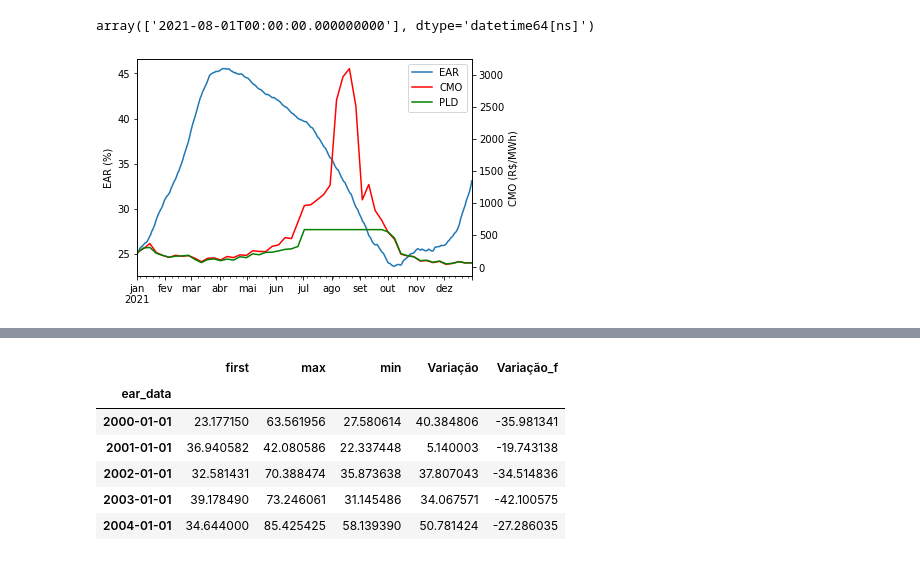
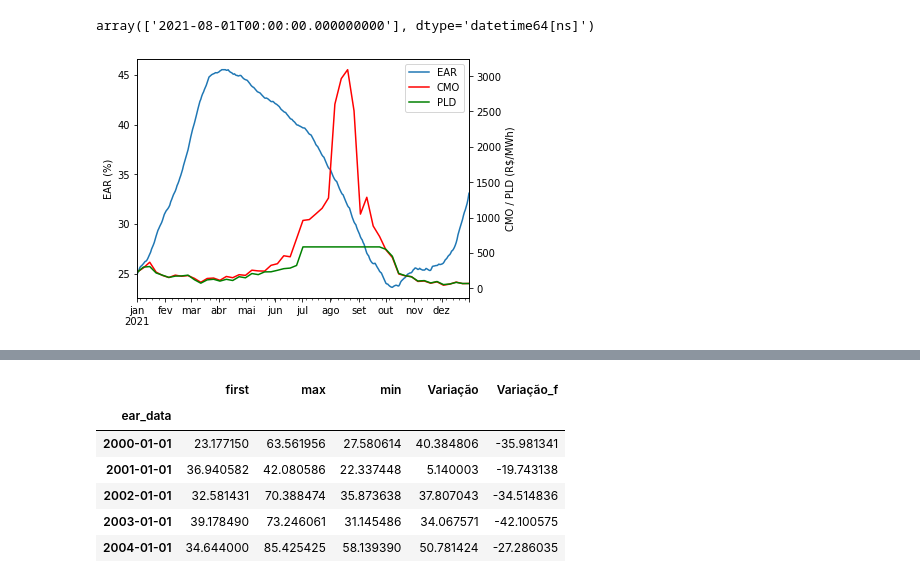
Before and after one commit to Rafa3lAlbuqueruqe/Planejamento_energetico_trabalhos, a Jupyter notebook: Seminário 1 - CMSE/dados_abertos_tratamento.ipynb, the cells around one changed output, grey strips where cells are left out. Drawn from its saved outputs; the diff is of its cells as text; code cells hidden in the pictures.

Commit message:
Added figures and pages to presentation

```diff
--- a/Seminário 1 - CMSE/dados_abertos_tratamento.ipynb
+++ b/Seminário 1 - CMSE/dados_abertos_tratamento.ipynb
@@ -150,26 +150,27 @@ array(['2021-08-01T00:00:00.000000000'], dtype='datetime64[ns]')
 # %%
 ax = (final_EAR_dataframe[final_EAR_dataframe.index.year==2021][final_EAR_dataframe.columns[1::3]].sum(axis=1)/final_EAR_dataframe[final_EAR_dataframe.index.year==2021][final_EAR_dataframe.columns[0::3]].sum(axis=1)*100).plot(ylabel='EAR (%)', xlabel='', label='EAR')
 line1 = ax.lines
 ax2 = ax.twinx()
 y = final_CMO_dataframe[final_CMO_dataframe.index.year==2021][final_CMO_dataframe.columns[11]].values
 x = final_CMO_dataframe[final_CMO_dataframe.index.year==2021][final_CMO_dataframe.columns[11]].index
 y_pld = plot_df['PLD_SUDESTE'].values
 x_pld = plot_df['PLD_SUDESTE'].index
 ax2.plot(x,y, color='red', label='CMO')
 ax2.plot(x_pld,y_pld, color='green', label='PLD')
-ax2.set_ylabel('CMO (R$/MWh)')
+ax2.set_ylabel('CMO / PLD (R$/MWh)')
 line2 = ax2.lines
 
 
 
 lines = line1 + line2
 
 labs = [l.get_label() for l in lines]
 
 ax.legend(lines, labs, loc='upper right', fontsize=10)
+plt.tight_layout(pad=1)
 plt.savefig('FIGURAS\\EAR_PLD_CMO_DURANTE_CRISE.svg')
 # %% [output]
-[figure, old version]
+[figure, new version]
 # %%
 ano=2021
 ax = (final_EAR_dataframe[final_EAR_dataframe.index.year==ano][final_EAR_dataframe.columns[1::3]].sum(axis=1)/final_EAR_dataframe[final_EAR_dataframe.index.year==ano][final_EAR_dataframe.columns[0::3]].sum(axis=1)*100).plot(ylabel='EAR (%)', xlabel='', label='EAR')
```
Also changed, not shown: parts of 11 cells of this notebook, 13 other files.
